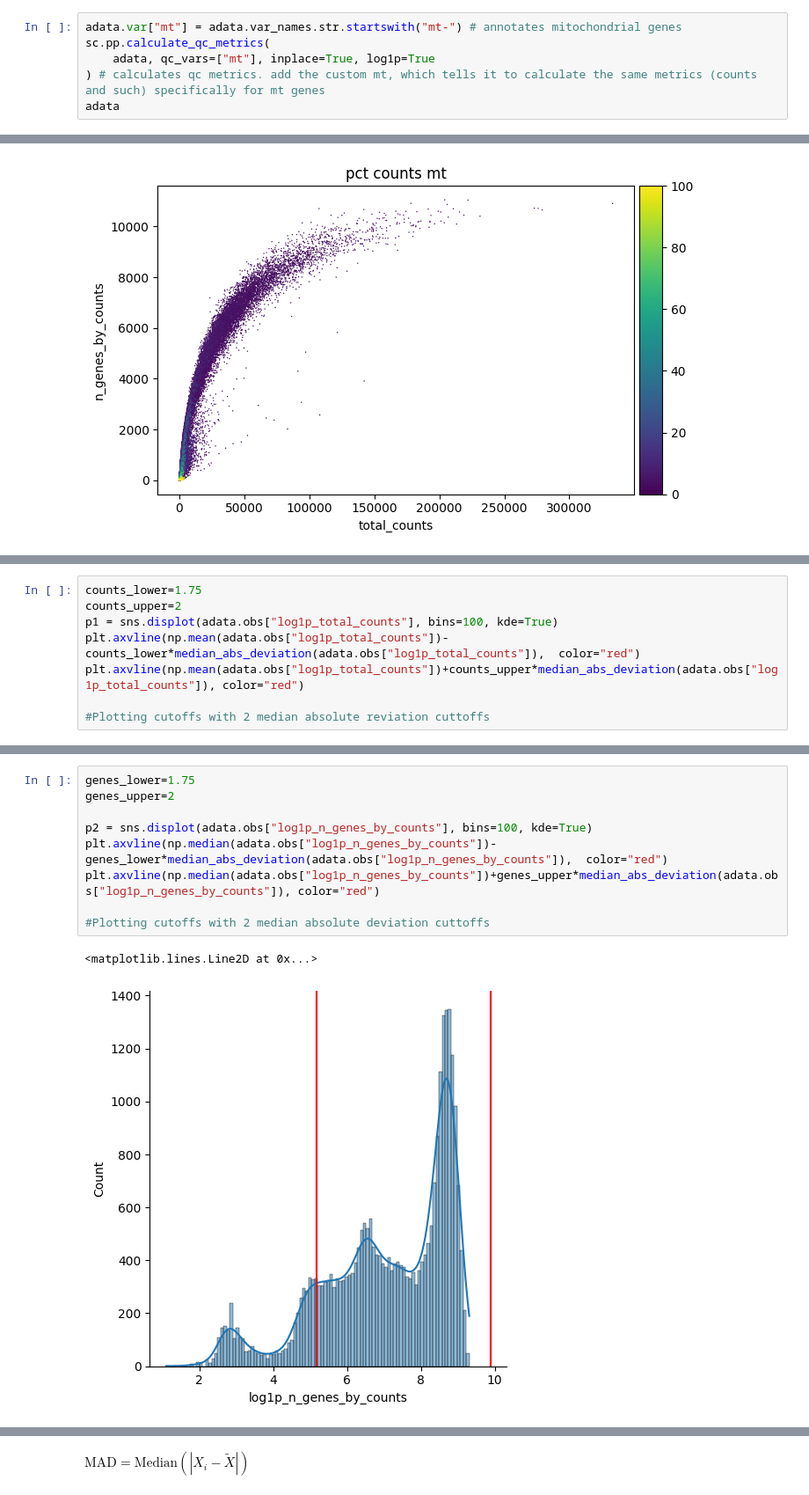
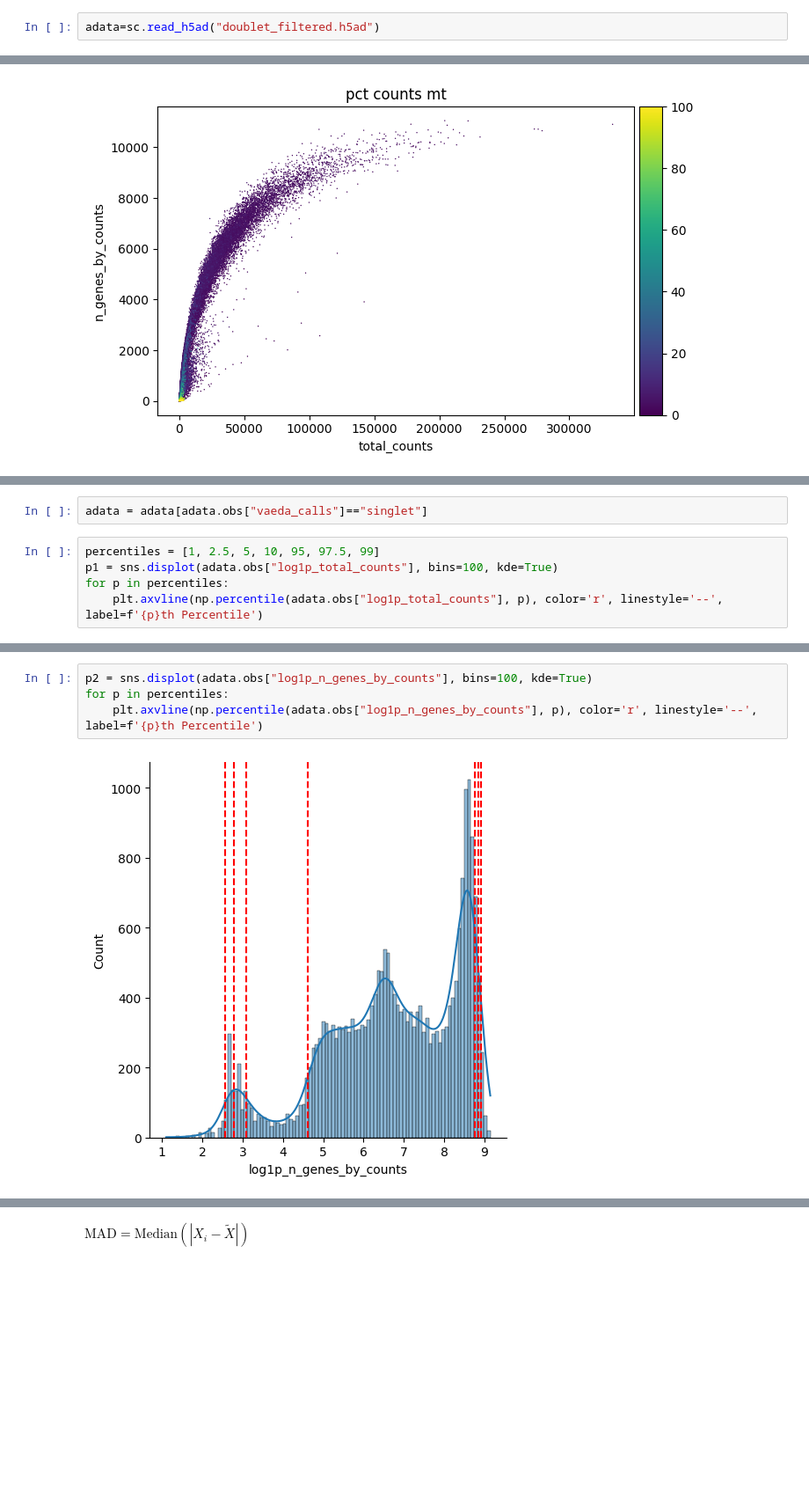
Before and after one commit to LinearParadox/TAK981_SCRNA, a Jupyter notebook: cellranger/cd40-2/QC.ipynb, the cells around one changed output, grey strips where cells are left out. Shown: that part at 88% size. Cells and saved outputs as stored; diff of their text form; blank space fills up the shorter version.

Commit message:
analyis with lower count thresholds

```diff
--- a/cellranger/cd40-2/QC.ipynb
+++ b/cellranger/cd40-2/QC.ipynb
@@ -34,6 +19,2 @@ adata.var_names_make_unique() # some genes have duplicated names for some reason
 # %%
-adata.var["mt"] = adata.var_names.str.startswith("mt-") # annotates mitochondrial genes
-sc.pp.calculate_qc_metrics(
-    adata, qc_vars=["mt"], inplace=True, log1p=True
-) # calculates qc metrics. add the custom mt, which tells it to calculate the same metrics (counts and such) specifically for mt genes
-adata
+adata=sc.read_h5ad("doublet_filtered.h5ad")
@@ -59,9 +45,8 @@ sc.pl.scatter(adata, "total_counts", "n_genes_by_counts", color="pct_counts_mt",
+# %%
+adata = adata[adata.obs["vaeda_calls"]=="singlet"]
 # %%
-counts_lower=1.75
-counts_upper=2
+percentiles = [1, 2.5, 5, 10, 95, 97.5, 99]
 p1 = sns.displot(adata.obs["log1p_total_counts"], bins=100, kde=True)
-plt.axvline(np.mean(adata.obs["log1p_total_counts"])-counts_lower*median_abs_deviation(adata.obs["log1p_total_counts"]),  color="red")
-plt.axvline(np.mean(adata.obs["log1p_total_counts"])+counts_upper*median_abs_deviation(adata.obs["log1p_total_counts"]), color="red")
-
-#Plotting cutoffs with 2 median absolute reviation cuttoffs
+for p in percentiles:
+    plt.axvline(np.percentile(adata.obs["log1p_total_counts"], p), color='r', linestyle='--', label=f'{p}th Percentile')
 # %% [output]
@@ -70,12 +54,6 @@ plt.axvline(np.mean(adata.obs["log1p_total_counts"])+counts_upper*median_abs_dev
 # %%
-genes_lower=1.75
-genes_upper=2
-
 p2 = sns.displot(adata.obs["log1p_n_genes_by_counts"], bins=100, kde=True)
-plt.axvline(np.median(adata.obs["log1p_n_genes_by_counts"])-genes_lower*median_abs_deviation(adata.obs["log1p_n_genes_by_counts"]),  color="red")
-plt.axvline(np.median(adata.obs["log1p_n_genes_by_counts"])+genes_upper*median_abs_deviation(adata.obs["log1p_n_genes_by_counts"]), color="red")
-
-#Plotting cutoffs with 2 median absolute deviation cuttoffs
+for p in percentiles:
+    plt.axvline(np.percentile(adata.obs["log1p_n_genes_by_counts"], p), color='r', linestyle='--', label=f'{p}th Percentile')
 # %% [output]
-<matplotlib.lines.Line2D at 0x...>
-[figure, old version]
+[figure, new version]
```
Also changed, not shown: parts of 16 cells of this notebook, 29 other files.
